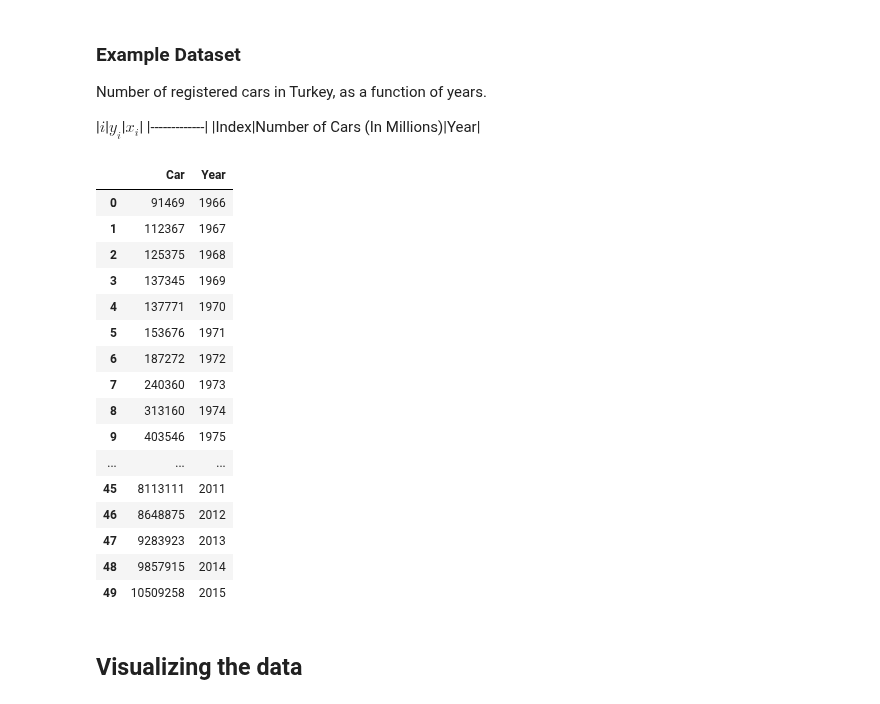
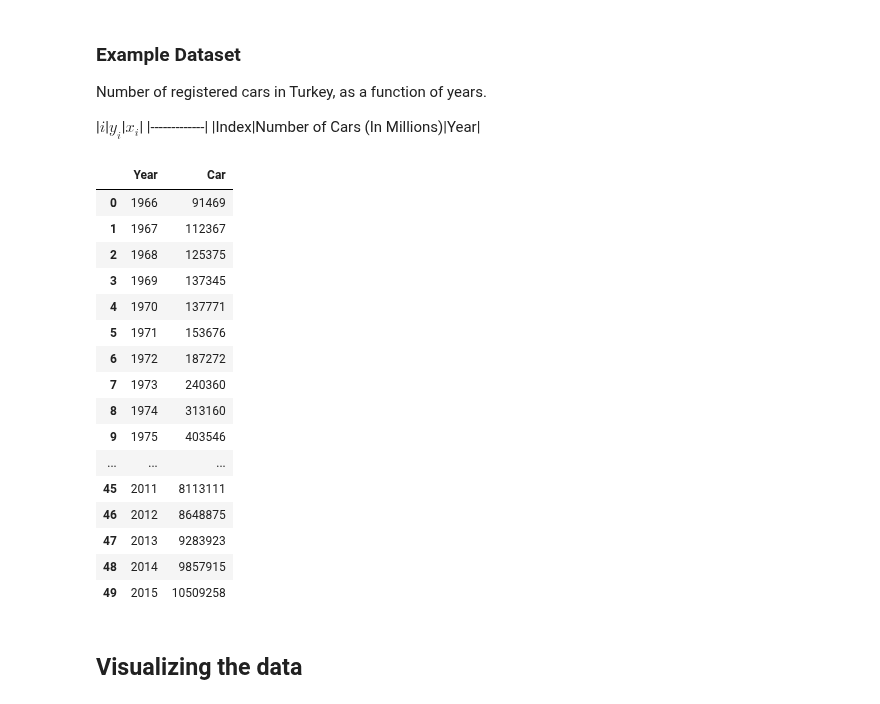
Before and after one commit to atcemgil/notes, a Jupyter notebook: Regression.ipynb, the cells around one changed output. Drawn from its saved outputs; the diff is of its cells as text; code cells hidden in the pictures.

```diff
--- a/Regression.ipynb
+++ b/Regression.ipynb
@@ -75,33 +73,33 @@ Number of registered cars in Turkey, as a function of years.
 # %%
 %matplotlib inline
 
 import scipy as sc
 import numpy as np
 import pandas as pd
 import matplotlib as mpl
 import matplotlib.pylab as plt
 
 df_arac = pd.read_csv(u'data/arac.csv',sep=';')
-df_arac[['Car','Year']]
+df_arac[['Year','Car']]
 #df_arac
 # %% [output]
-|  | Car | Year |
-| 0 | 91469 | 1966 |
-| 1 | 112367 | 1967 |
-| 2 | 125375 | 1968 |
-| 3 | 137345 | 1969 |
-| 4 | 137771 | 1970 |
-| 5 | 153676 | 1971 |
-| 6 | 187272 | 1972 |
-| 7 | 240360 | 1973 |
-| 8 | 313160 | 1974 |
-| 9 | 403546 | 1975 |
+|  | Year | Car |
+| 0 | 1966 | 91469 |
+| 1 | 1967 | 112367 |
+| 2 | 1968 | 125375 |
+| 3 | 1969 | 137345 |
+| 4 | 1970 | 137771 |
+| 5 | 1971 | 153676 |
+| 6 | 1972 | 187272 |
+| 7 | 1973 | 240360 |
+| 8 | 1974 | 313160 |
+| 9 | 1975 | 403546 |
 | ... | ... | ... |
-| 45 | 8113111 | 2011 |
-| 46 | 8648875 | 2012 |
-| 47 | 9283923 | 2013 |
-| 48 | 9857915 | 2014 |
-| 49 | 10509258 | 2015 |
+| 45 | 2011 | 8113111 |
+| 46 | 2012 | 8648875 |
+| 47 | 2013 | 9283923 |
+| 48 | 2014 | 9857915 |
+| 49 | 2015 | 10509258 |
 # %% [markdown]
 ## Visualizing the data
 # %%
```
Also changed, not shown: parts of 9 cells of this notebook, 8 other files.
